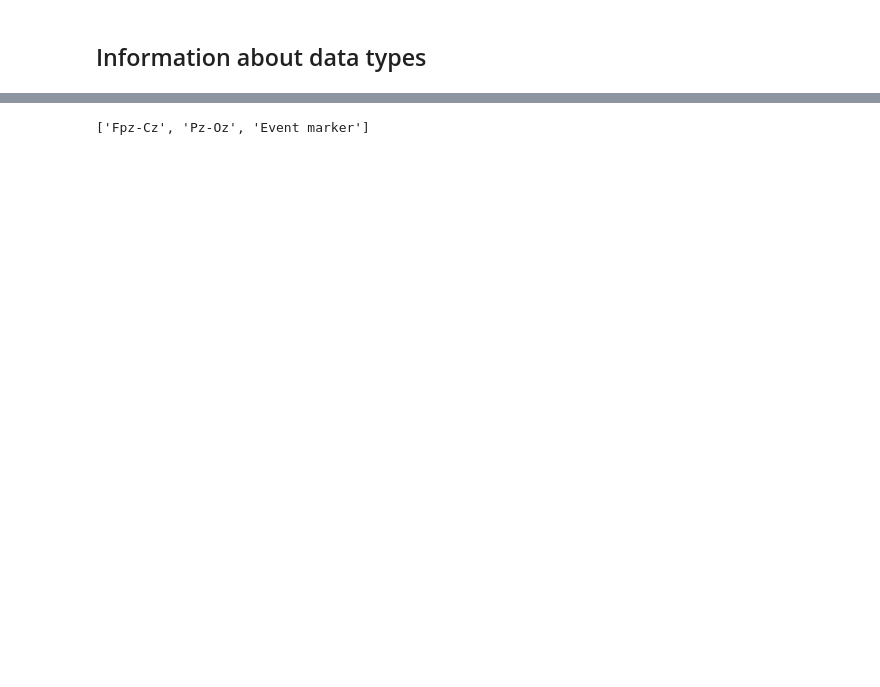
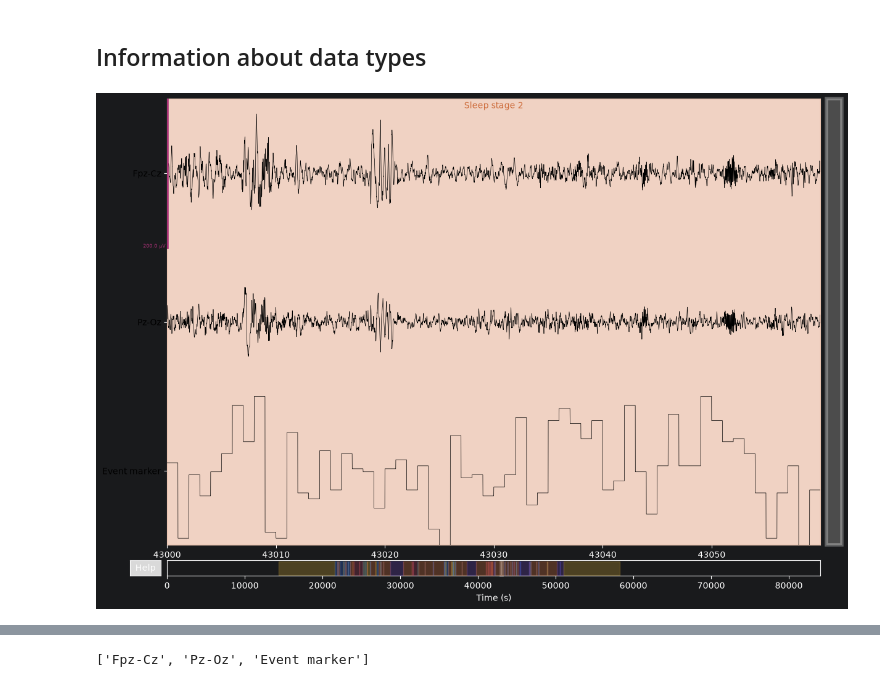
Before and after one commit to thomasdelfino/COMPUTING_NEA_PYCHARM, a Jupyter notebook: Jupyter_main.ipynb, the cells around one changed output, grey strips where cells are left out. Saved outputs shown, nothing was run; the diff lists cells and outputs as text; code cells hidden in the pictures; blank space fills up the shorter version.

```diff
--- a/Jupyter_main.ipynb
+++ b/Jupyter_main.ipynb
@@ -177,5 +197,10 @@ Epochs created
 # %% [markdown]
 ## Information about data types
+# %%
+raw_file.plot (start=43000, duration=60, scalings=dict(eeg=1e-4))
+plt.close()
+# %% [output]
+[figure, added]
 # %%
 raw_file.info
 # %% [output]
```
Also changed, not shown: parts of 23 cells of this notebook, 1 other file.
